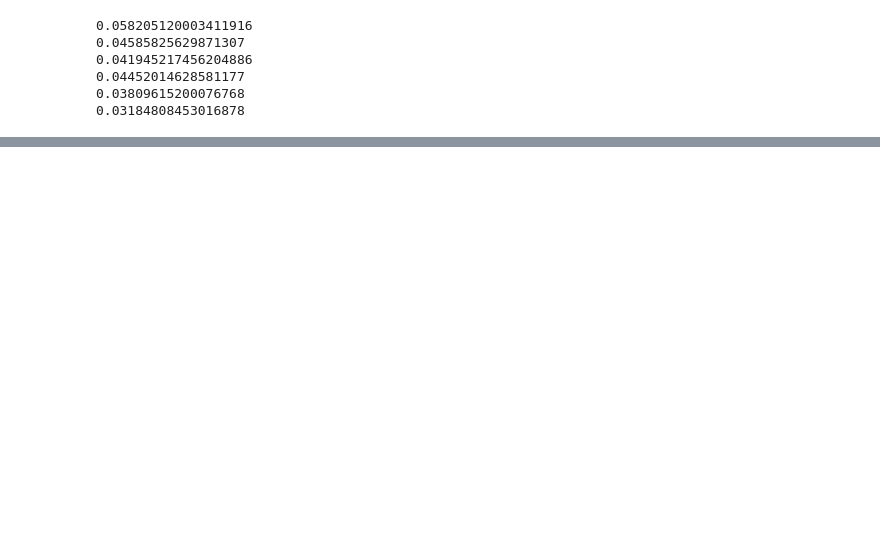
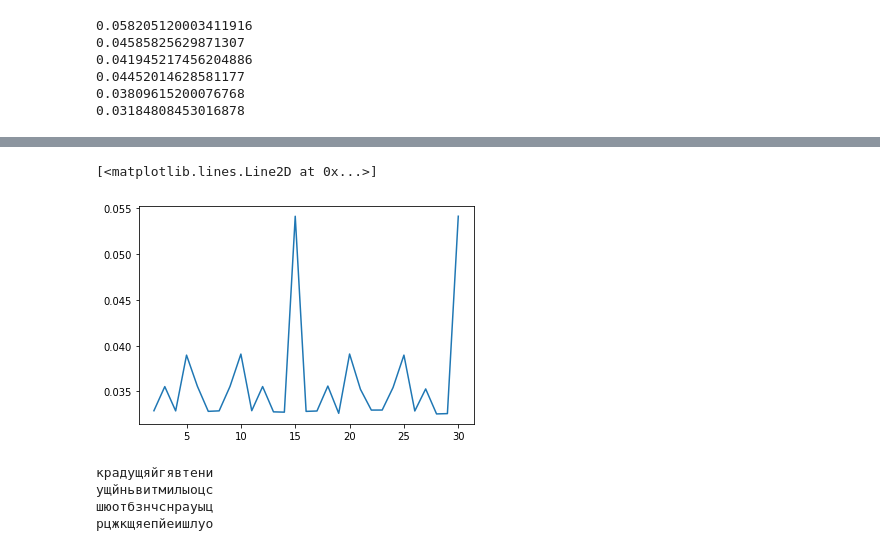
Before and after one commit to kseniiacode/fb-labs-2020, a Jupyter notebook: cp_2/zakhariash_fb-83_cp2/zakhariash_fb-83_cp2.ipynb, the cells around one changed output, grey strips where cells are left out. Drawn from its saved outputs; the diff is of its cells as text; code cells hidden in the pictures; blank space fills up the shorter version.

```diff
--- a/cp_2/zakhariash_fb-83_cp2/zakhariash_fb-83_cp2.ipynb
+++ b/cp_2/zakhariash_fb-83_cp2/zakhariash_fb-83_cp2.ipynb
@@ -61,0 +64,19 @@ print(d12)
+# %%
+f2 = codecs.open('encrypted.txt', 'r', 'utf-8')
+text = f2.read()
+# %%
+text = filtr(text)
+# %%
+def period(data):
+    conf=[]
+    for r in range (2, 31):
+        i = 0
+        sum = 0
+        for i in range (r):
+            sl = data[i::r]
+            sum+=confind(sl)
+        conf.append(sum/r)
+        print('{}: {}'.format(r, sum/r))
+    return conf
+# %%
+indexes =period(text)
@@ -62 +103,9 @@ print(d12)
+# %%
+y = []
+for i in range(2, 31):
+    y.append(i)
+plt.plot(y, indexes)
+# %% [output]
+[<matplotlib.lines.Line2D at 0x...>]
+[figure, added]
 # %%
@@ -72,0 +136,8 @@ frequencies = freq(data)
+# %%
+for i in keys:
+    print(i)
+# %% [output]
+крадущяйгявтени
+ущйньвитмилыоцс
+шюотбзнчснрауыц
+рцжкщяепйеишлуо
```
Also changed, not shown: parts of 9 cells of this notebook.
